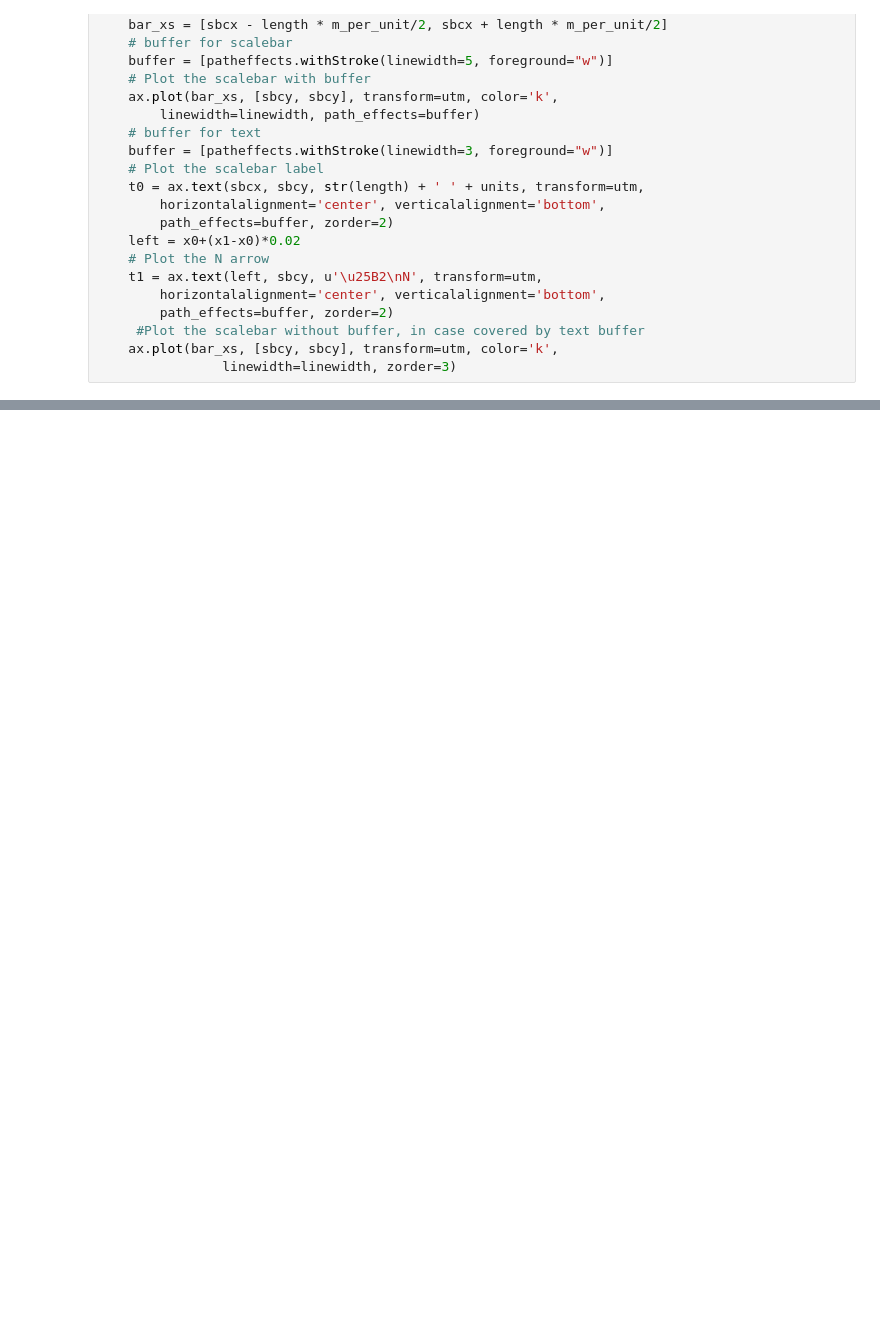
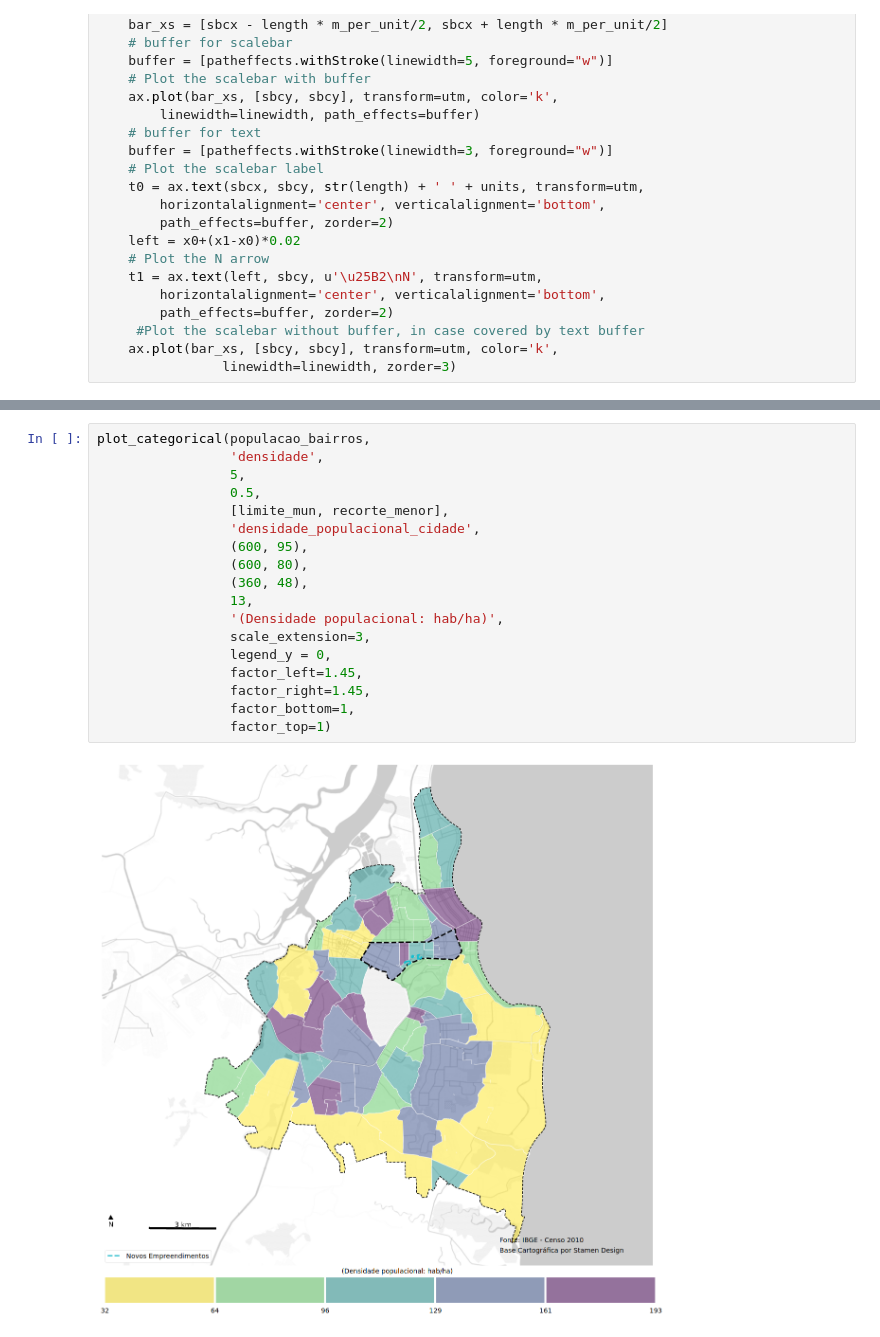
Before and after one commit to fc-anjos/cartografia-joao-pessoa, a Jupyter notebook: POPULACAO_NEW.ipynb, the cells around one changed output, grey strips where cells are left out. Saved outputs shown, nothing was run; the diff lists cells and outputs as text; blank space fills up the shorter version.

```diff
--- a/POPULACAO_NEW.ipynb
+++ b/POPULACAO_NEW.ipynb
@@ -208,0 +282,20 @@ plt.show()
+# %%
+plot_categorical(populacao_bairros,
+                 'densidade',
+                 5,
+                 0.5,
+                 [limite_mun, recorte_menor],
+                 'densidade_populacional_cidade',
+                 (600, 95),
+                 (600, 80),
+                 (360, 48),
+                 13,
+                 '(Densidade populacional: hab/ha)',
+                 scale_extension=3,
+                 legend_y = 0,
+                 factor_left=1.45,
+                 factor_right=1.45,
+                 factor_bottom=1,
+                 factor_top=1)
+# %% [output]
+[figure, added]
```
Also changed, not shown: parts of 6 cells of this notebook, 1 other file.
